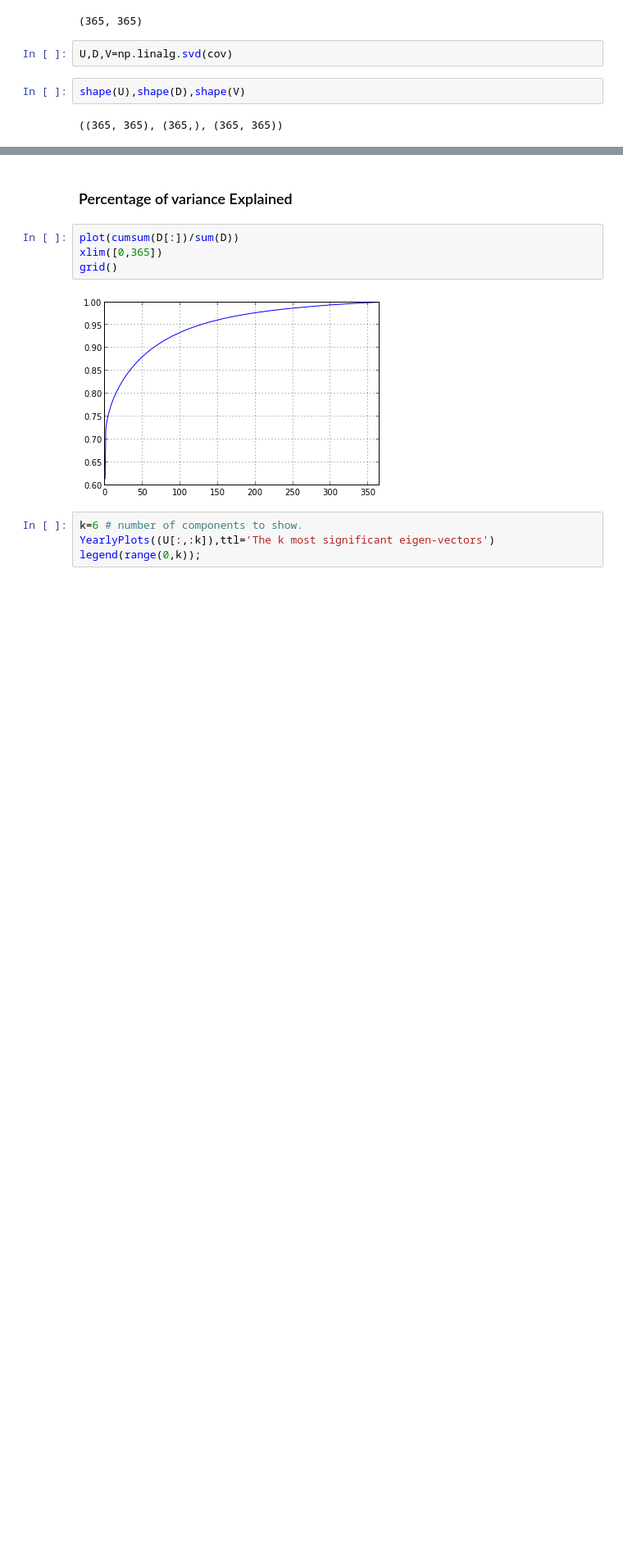
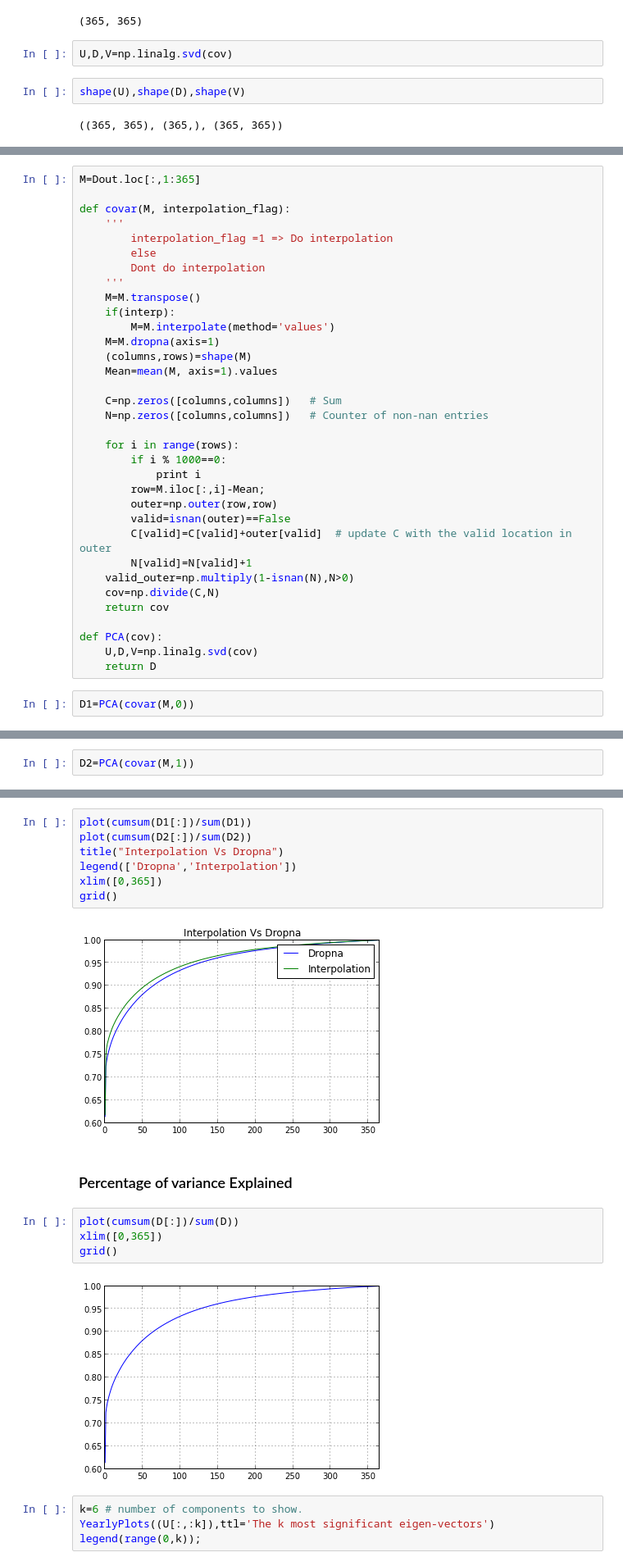
Before and after one commit to suvir/UCSD_BigData, a Jupyter notebook: notebooks/weather/Weather Analysis.ipynb, the cells around one changed output, grey strips where cells are left out. Shown at 82% size. Cells and saved outputs as stored; diff of their text form; blank space fills up the shorter version.

```diff
--- a/notebooks/weather/Weather Analysis.ipynb
+++ b/notebooks/weather/Weather Analysis.ipynb
@@ -238,0 +247,36 @@ shape(U),shape(D),shape(V)
+# %%
+M=Dout.loc[:,1:365]
+
+def covar(M, interpolation_flag):
+    '''
+        interpolation_flag =1 => Do interpolation
+        else
+        Dont do interpolation
+    '''
+    M=M.transpose()
+    if(interp):
+        M=M.interpolate(method='values')
+    M=M.dropna(axis=1)
+    (columns,rows)=shape(M)
+    Mean=mean(M, axis=1).values
+
+    C=np.zeros([columns,columns])   # Sum
+    N=np.zeros([columns,columns])   # Counter of non-nan entries
+
+    for i in range(rows):
+        if i % 1000==0:
+            print i
+        row=M.iloc[:,i]-Mean;
+        outer=np.outer(row,row)
+        valid=isnan(outer)==False
+        C[valid]=C[valid]+outer[valid]  # update C with the valid location in outer
+        N[valid]=N[valid]+1
+    valid_outer=np.multiply(1-isnan(N),N>0)
+    cov=np.divide(C,N)
+    return cov
+
+def PCA(cov):
+    U,D,V=np.linalg.svd(cov)
+    return D
+# %%
+D1=PCA(covar(M,0))
@@ -238,0 +293,2 @@ shape(U),shape(D),shape(V)
+# %%
+D2=PCA(covar(M,1))
@@ -239,3 +314,12 @@ shape(U),shape(D),shape(V)
+# %%
+plot(cumsum(D1[:])/sum(D1))
+plot(cumsum(D2[:])/sum(D2))
+title("Interpolation Vs Dropna")
+legend(['Dropna','Interpolation'])
+xlim([0,365])
+grid()
+# %% [output]
+[figure, added]
 # %% [markdown]
 ### Percentage of variance Explained ###
 # %%
```
Also changed, not shown: parts of 12 cells of this notebook.
